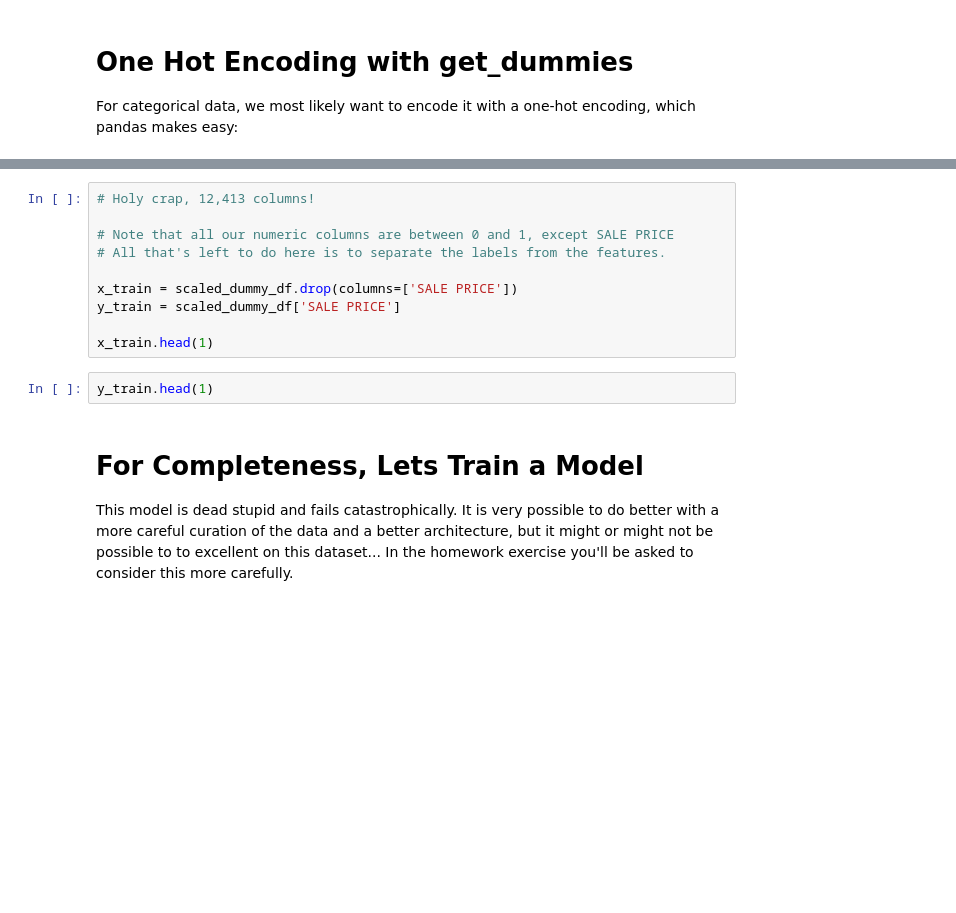
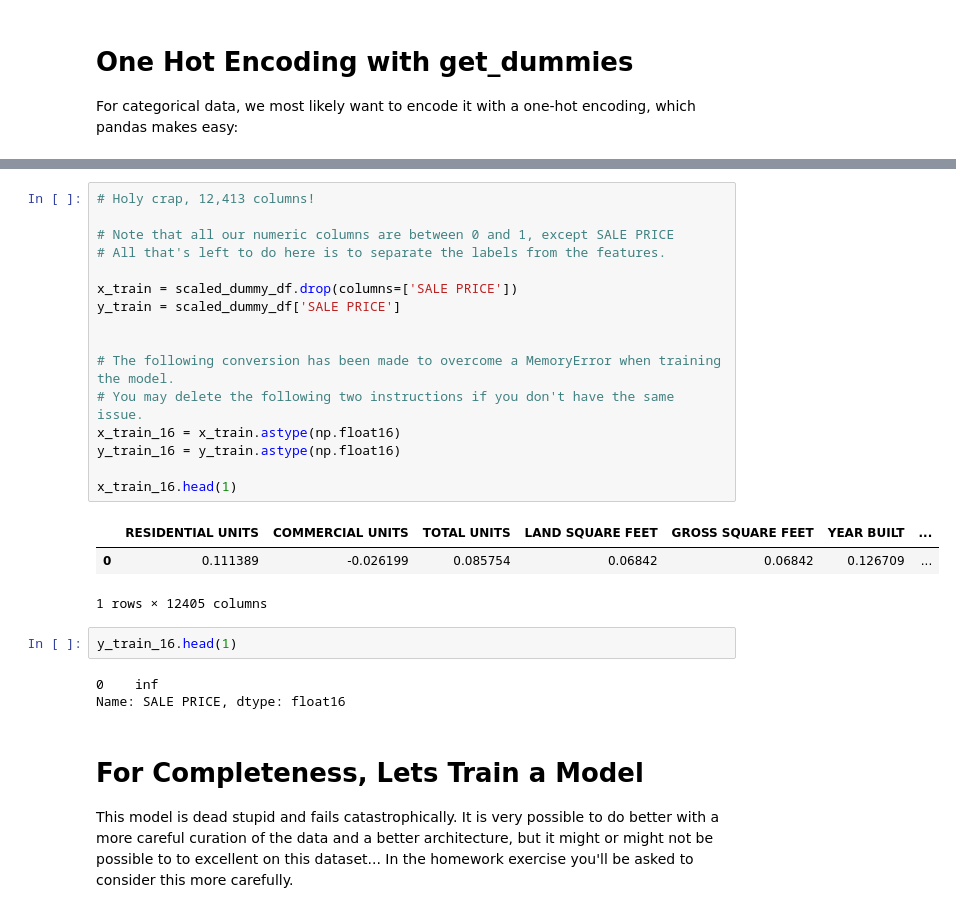
Before and after one commit to daniel-234/intro-to-deep-learning, a Jupyter notebook: 03-data-preprocessing/02-preprocessing-structured-data.ipynb, the cells around one changed output, grey strips where cells are left out. Cells and saved outputs as stored; diff of their text form; blank space fills up the shorter version.

```diff
--- a/03-data-preprocessing/02-preprocessing-structured-data.ipynb
+++ b/03-data-preprocessing/02-preprocessing-structured-data.ipynb
@@ -544,15 +630,28 @@ scaled_dummy_df.head(1)
 # %%
 # Holy crap, 12,413 columns!
 
 # Note that all our numeric columns are between 0 and 1, except SALE PRICE
 # All that's left to do here is to separate the labels from the features.
 
 x_train = scaled_dummy_df.drop(columns=['SALE PRICE'])
 y_train = scaled_dummy_df['SALE PRICE']
 
-x_train.head(1)
+
+# The following conversion has been made to overcome a MemoryError when training the model.
+# You may delete the following two instructions if you don't have the same issue.
+x_train_16 = x_train.astype(np.float16)
+y_train_16 = y_train.astype(np.float16)
+
+x_train_16.head(1)
+# %% [output]
+|  | RESIDENTIAL UNITS | COMMERCIAL UNITS | TOTAL UNITS | LAND SQUARE FEET | GROSS SQUARE FEET | YEAR BUILT | ... |
+| 0 | 0.111389 | -0.026199 | 0.085754 | 0.06842 | 0.06842 | 0.126709 | ... |
+1 rows × 12405 columns
 # %%
-y_train.head(1)
+y_train_16.head(1)
+# %% [output]
+0    inf
+Name: SALE PRICE, dtype: float16
 # %% [markdown]
 # For Completeness, Lets Train a Model
 
```
Also changed, not shown: parts of 9 cells of this notebook.
